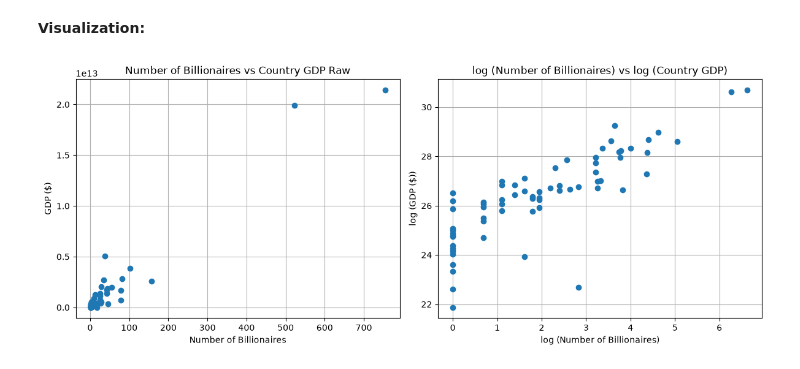
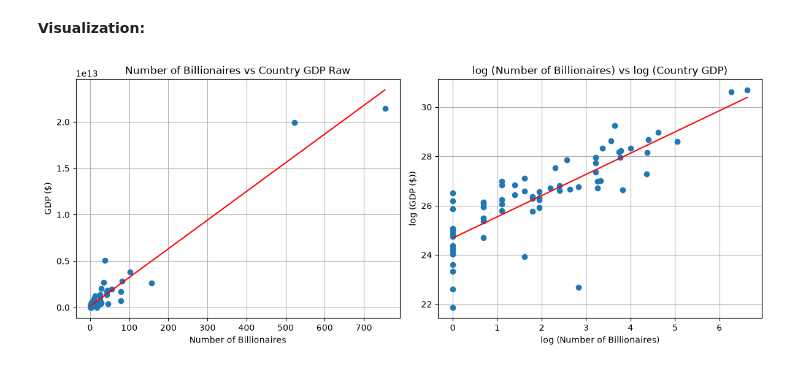
Before and after one commit to warmentr/CECS385-Transdisc-Res-Emer-Tech, a Jupyter notebook: CaseStudy1/CaseStudy1.ipynb, the cells around one changed output. Cells and saved outputs as stored; diff of their text form; code cells hidden in the pictures.

```diff
--- a/CaseStudy1/CaseStudy1.ipynb
+++ b/CaseStudy1/CaseStudy1.ipynb
@@ -178,22 +178,34 @@ Regression (log-log): slope=0.86, R^2 = 0.6724, p = 0.0000
 # %%
 fig, ax = plt.subplots(1,2, figsize=(12,5))
 
 ax[0].scatter(x='billionaire_count', y='gdp', data=merged)
-ax[0].plot()
+
+x_vals = np.linspace(merged['billionaire_count'].min(), merged['billionaire_count'].max(), 100)
+y_vals = slope * x_vals + intercept
+ax[0].plot(x_vals, y_vals, color='red', label=f'y = {slope:.2f}x + {intercept:.2f}\n$R^2$ = {r_value**2:.3f}')
+
 ax[0].set_title('Number of Billionaires vs Country GDP Raw')
 ax[0].set_xlabel('Number of Billionaires')
 ax[0].set_ylabel('GDP ($)')
 ax[0].grid()
 ax[0].set_axisbelow(True)
 
+log_x = np.log(merged['billionaire_count'])
+log_y = np.log(merged['gdp'])
 ax[1].scatter(np.log(merged['billionaire_count']), np.log(merged['gdp']))
+
+log_x_vals = np.linspace(log_x.min(), log_x.max(), 100)
+log_y_vals = log_slope * log_x_vals + log_intercept
+ax[1].plot(log_x_vals, log_y_vals, color='red', label=f'y = {log_slope:.2f}x + {log_intercept:.2f}\n$R^2$ = {log_r_value**2:.3f}')
+
+
 ax[1].set_title('log (Number of Billionaires) vs log (Country GDP)')
 ax[1].set_xlabel('log (Number of Billionaires)')
 ax[1].set_ylabel('log (GDP ($))')
 ax[1].grid()
 ax[1].set_axisbelow(True)
 
 plt.tight_layout()
 plt.show()
 # %% [output]
-[figure, old version]
+[figure, new version]
```
Also changed, not shown: 1 other file.
